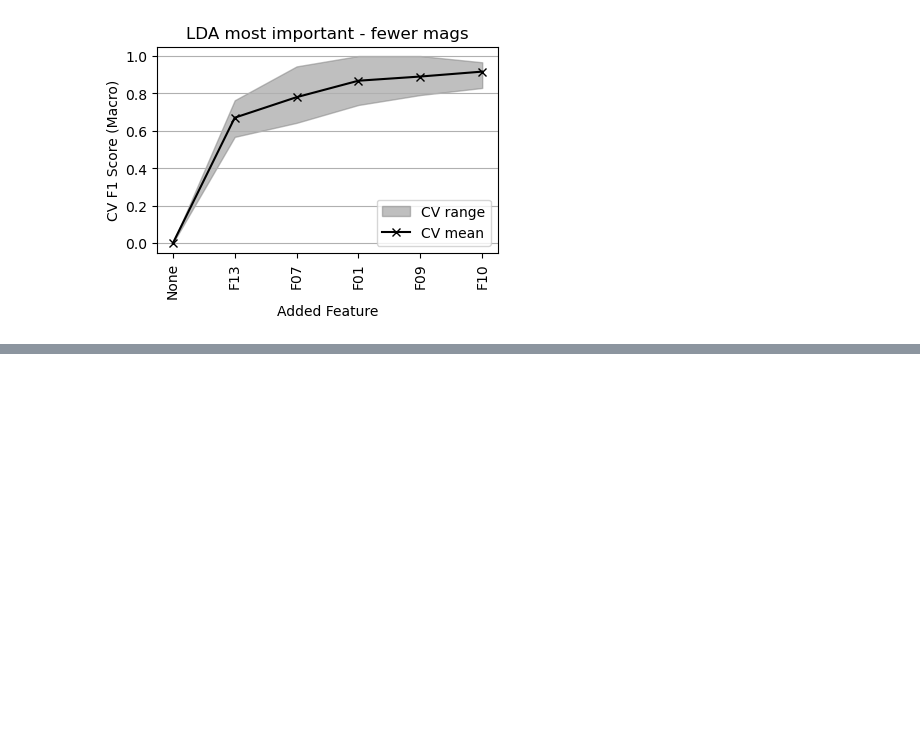
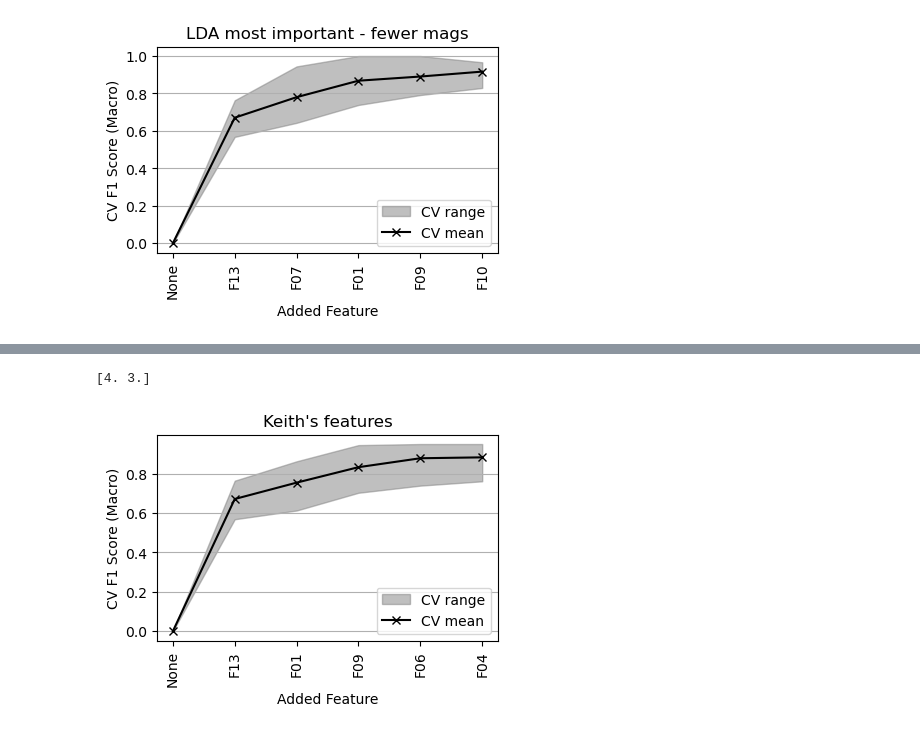
Before and after one commit to armstrong06/UT_event_classifier, a Jupyter notebook: notebooks/forwardSelection.ipynb, the cells around one changed output, grey strips where cells are left out. Drawn from its saved outputs; the diff is of its cells as text; code cells hidden in the pictures; blank space fills up the shorter version.

```diff
--- a/notebooks/forwardSelection.ipynb
+++ b/notebooks/forwardSelection.ipynb
@@ -200,3 +200,14 @@ plot_sequential_selected_feature_scores(ids_scores,
 # %% [output]
 [4. 3.]
 [figure]
+# %%
+feature_ids = [0, 3 ,5, 8, 12]
+ids, ids_scores, all_scores = do_forward_selection_cv(X,
+                                                    y,
+                                                    feature_ids,
+                                                    cv_outer,
+                                                    pipeline,
+                                                    scoring_method,
+                                                    larger_score_is_better=larger_score_is_better,
+                                                    verbose=True,
+                                                    n_jobs=10)
@@ -202,0 +230,7 @@ plot_sequential_selected_feature_scores(ids_scores,
+# %%
+plot_sequential_selected_feature_scores(ids_scores,
+                                        feature_col_names[ids],
+                                        title="Keith's features")
+# %% [output]
+[4. 3.]
+[figure, added]
```
Also changed, not shown: parts of 1 cell of this notebook, 6 other files.
